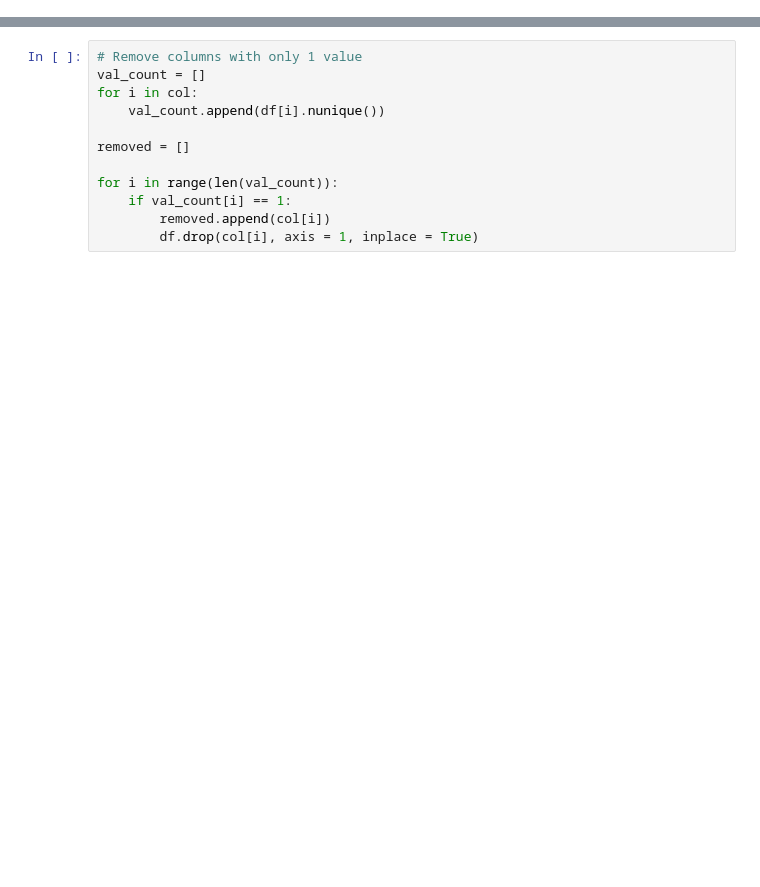
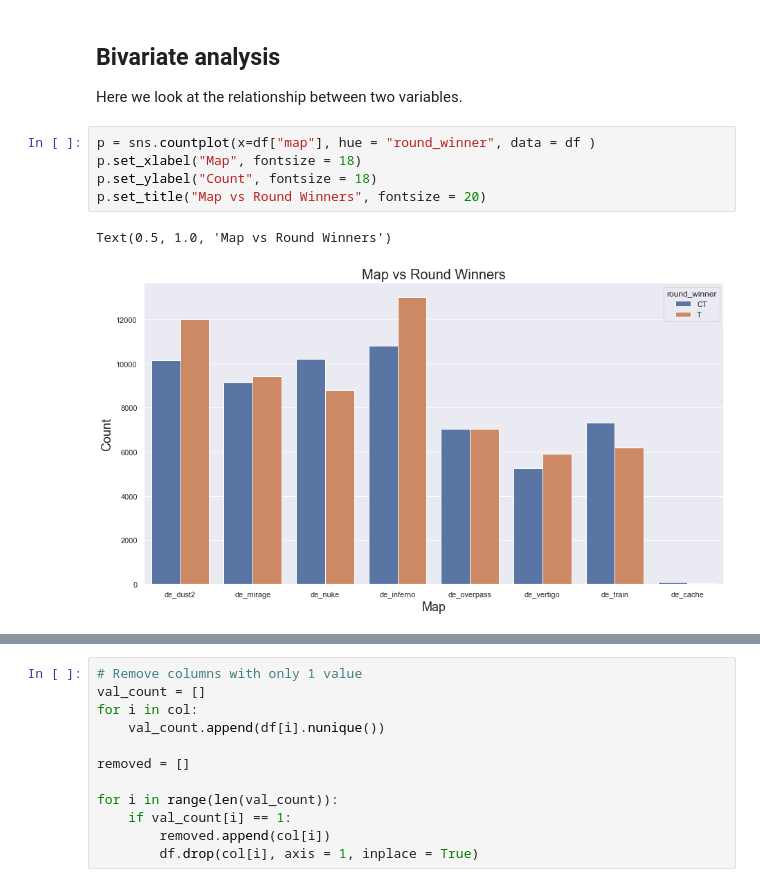
Before and after one commit to vutruong99/CSGO-Round-Winner-Classifier, a Jupyter notebook: cs-go-round-winner-classification-random-forest.ipynb, the cells around one changed output, grey strips where cells are left out. Drawn from its saved outputs; the diff is of its cells as text; blank space fills up the shorter version.

```diff
--- a/cs-go-round-winner-classification-random-forest.ipynb
+++ b/cs-go-round-winner-classification-random-forest.ipynb
@@ -29,0 +180,12 @@ df
+# %% [markdown]
+
+## Bivariate analysis
+Here we look at the relationship between two variables.
+# %%
+p = sns.countplot(x=df["map"], hue = "round_winner", data = df )
+p.set_xlabel("Map", fontsize = 18)
+p.set_ylabel("Count", fontsize = 18)
+p.set_title("Map vs Round Winners", fontsize = 20)
+# %% [output]
+Text(0.5, 1.0, 'Map vs Round Winners')
+[figure, added]
```
Also changed, not shown: parts of 69 cells of this notebook, 5 other files.
